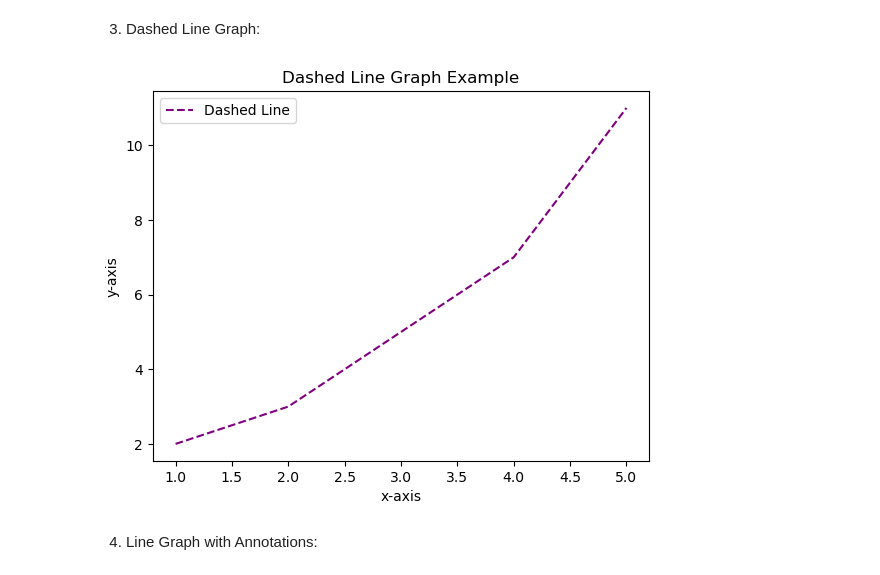
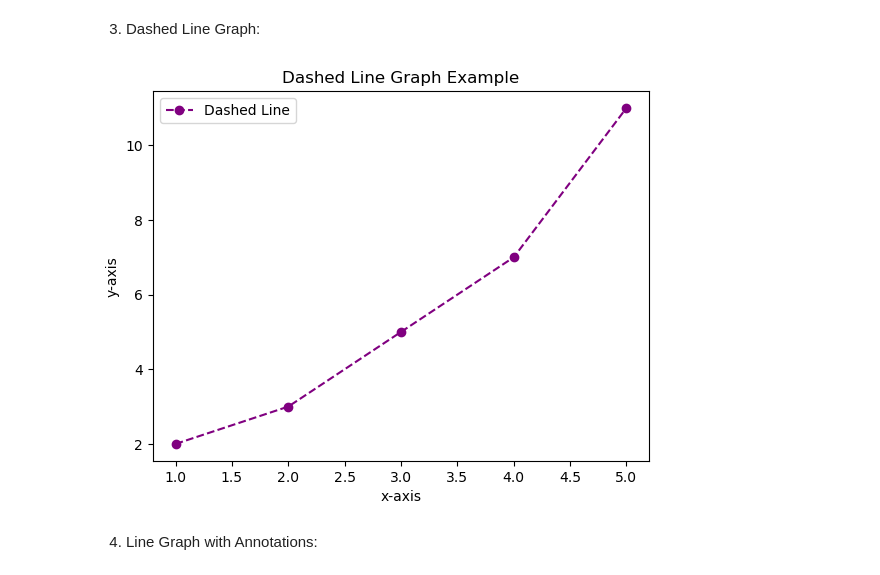
Before and after one commit to Ahmet-Acik/matplotlib_numpy_project, a Jupyter notebook: Untitled-1.ipynb, the cells around one changed output. Cells and saved outputs as stored; diff of their text form; code cells hidden in the pictures.

Commit message:
Add line chart examples using Matplotlib

```diff
--- a/Untitled-1.ipynb
+++ b/Untitled-1.ipynb
@@ -277,17 +277,17 @@ plt.show()
 # %%
 import matplotlib.pyplot as plt
 
 x = [1, 2, 3, 4, 5]
 y = [2, 3, 5, 7, 11]
 
-plt.plot(x, y, linestyle='--', color='purple', label='Dashed Line')
+plt.plot(x, y, marker='o', linestyle='--', color='purple', label='Dashed Line')
 plt.xlabel('x-axis')
 plt.ylabel('y-axis')
 plt.title('Dashed Line Graph Example')
 plt.legend()
 plt.show()
 # %% [output]
-[figure, old version]
+[figure, new version]
 # %% [markdown]
 4. Line Graph with Annotations:
 # %%
```
Also changed, not shown: parts of 11 cells of this notebook.
